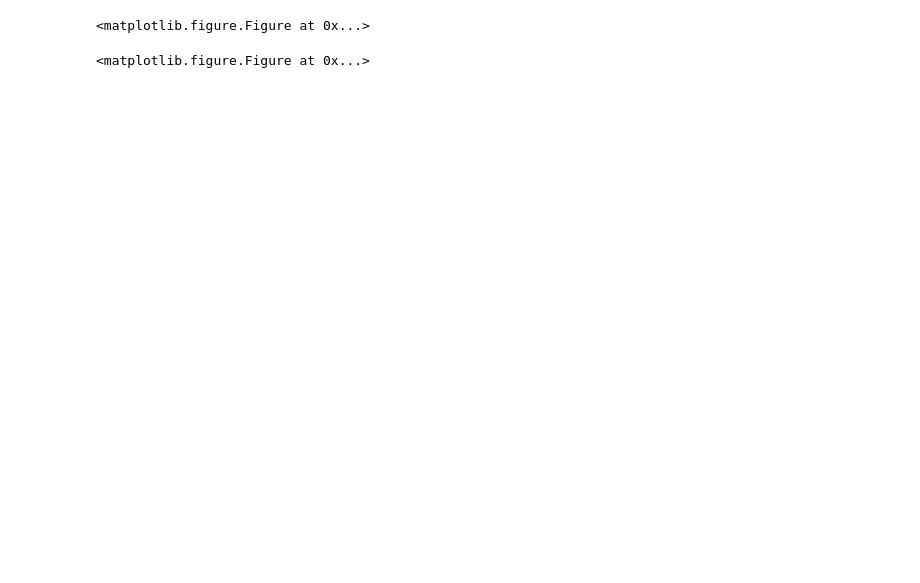
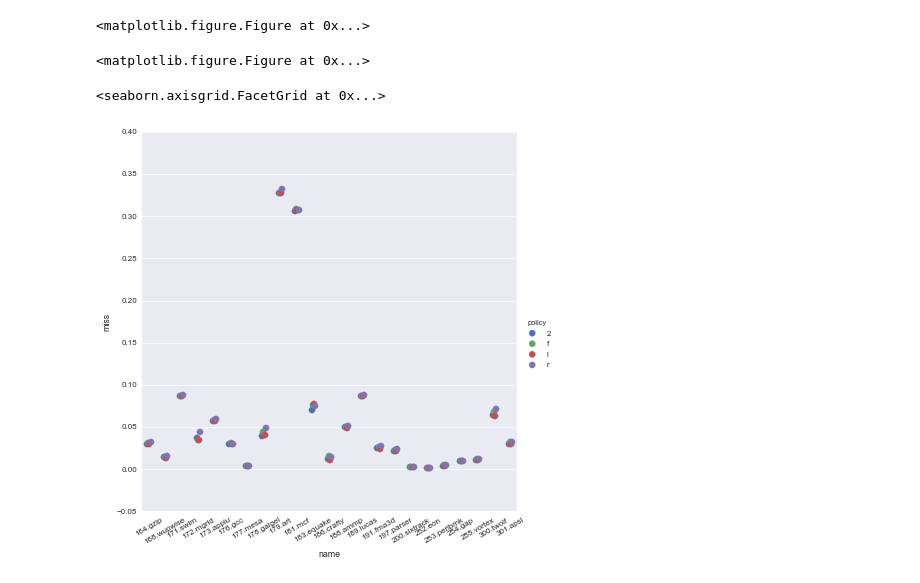
Before and after one commit to danluu/dineroIV, a Jupyter notebook: traces/spec/Plot.ipynb, the cells around one changed output. Cells and saved outputs as stored; diff of their text form; code cells hidden in the pictures; blank space fills up the shorter version.

```diff
--- a/traces/spec/Plot.ipynb
+++ b/traces/spec/Plot.ipynb
@@ -18,4 +18,10 @@ plt.figure(figsize=(16, 12))
 # %% [output]
 <matplotlib.figure.Figure at 0x...>
 <matplotlib.figure.Figure at 0x...>
+# %%
+g = sns.factorplot("name", "miss", "policy", dodge=.2, linestyles=["none", "none", "none", "none"], data=df[df["level"] == 1], size=6)
+g.set_xticklabels(rotation=30)
+# %% [output]
+<seaborn.axisgrid.FacetGrid at 0x...>
+[figure, added]
 # %%
```
Also changed, not shown: parts of 5 cells of this notebook, 2 other files.
